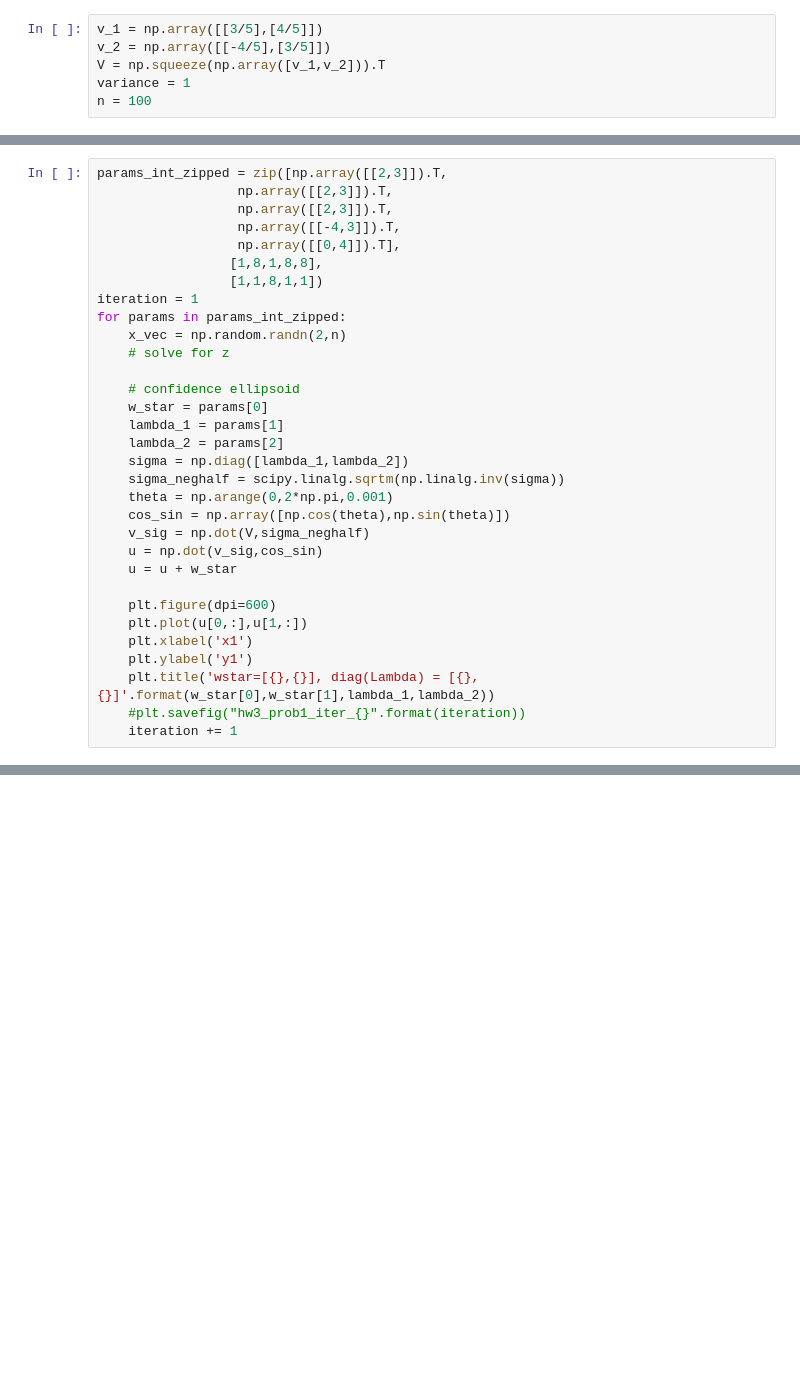
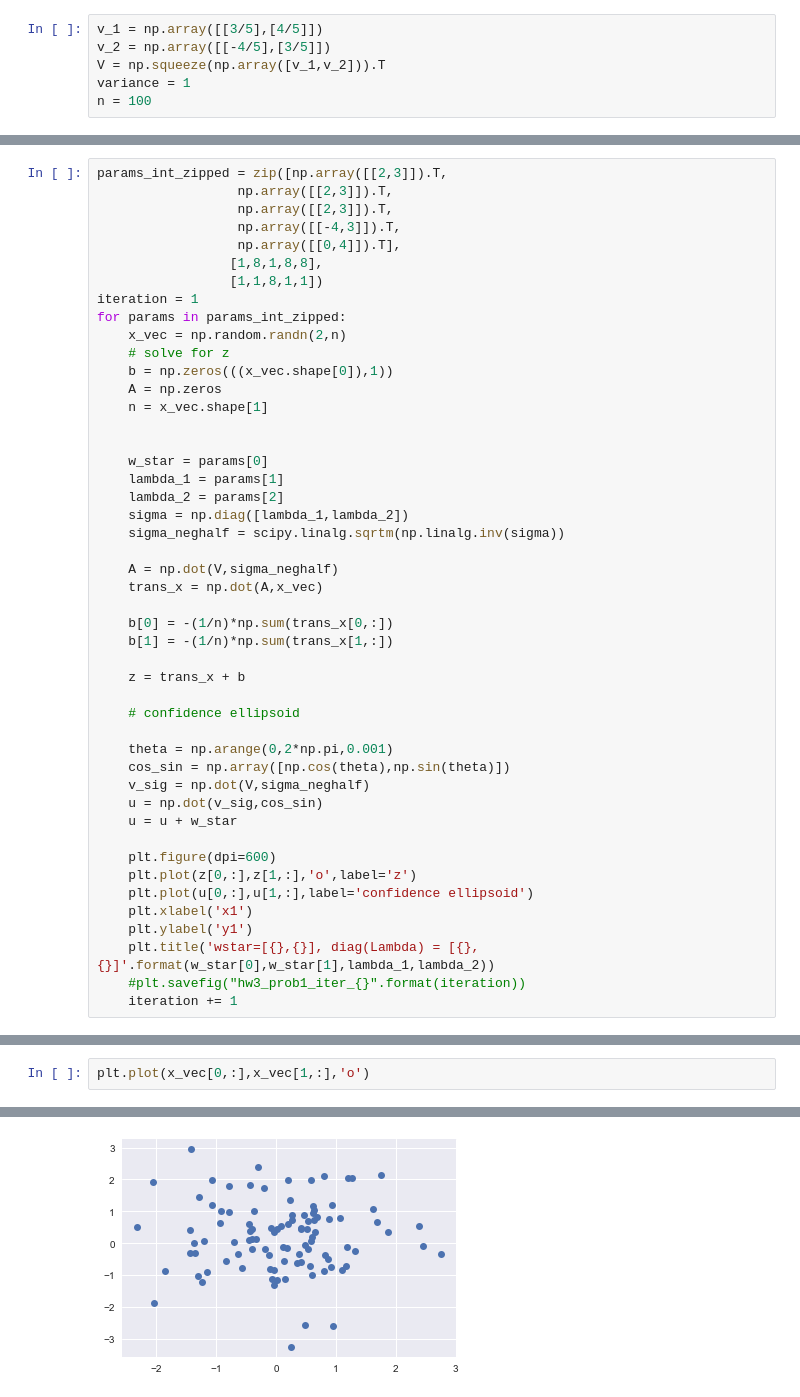
Before and after one commit to davidjuliancaldwell/machine-learning-class, a Jupyter notebook: hw3/prob1_analyvar_notebook.ipynb, the cells around one changed output, grey strips where cells are left out. Saved outputs shown, nothing was run; the diff lists cells and outputs as text; blank space fills up the shorter version.

```diff
--- a/hw3/prob1_analyvar_notebook.ipynb
+++ b/hw3/prob1_analyvar_notebook.ipynb
@@ -28,13 +30,27 @@ iteration = 1
 for params in params_int_zipped:
     x_vec = np.random.randn(2,n)
     # solve for z
+    b = np.zeros(((x_vec.shape[0]),1))
+    A = np.zeros
+    n = x_vec.shape[1]
 
-    # confidence ellipsoid
+
     w_star = params[0]
     lambda_1 = params[1]
     lambda_2 = params[2]
     sigma = np.diag([lambda_1,lambda_2])
     sigma_neghalf = scipy.linalg.sqrtm(np.linalg.inv(sigma))
+
+    A = np.dot(V,sigma_neghalf)
+    trans_x = np.dot(A,x_vec)
+
+    b[0] = -(1/n)*np.sum(trans_x[0,:])
+    b[1] = -(1/n)*np.sum(trans_x[1,:])
+
+    z = trans_x + b
+
+    # confidence ellipsoid
+
     theta = np.arange(0,2*np.pi,0.001)
     cos_sin = np.array([np.cos(theta),np.sin(theta)])
     v_sig = np.dot(V,sigma_neghalf)
@@ -42,7 +58,8 @@ for params in params_int_zipped:
     u = u + w_star
 
     plt.figure(dpi=600)
-    plt.plot(u[0,:],u[1,:])
+    plt.plot(z[0,:],z[1,:],'o',label='z')
+    plt.plot(u[0,:],u[1,:],label='confidence ellipsoid')
     plt.xlabel('x1')
     plt.ylabel('y1')
     plt.title('wstar=[{},{}], diag(Lambda) = [{},{}]'.format(w_star[0],w_star[1],lambda_1,lambda_2))
@@ -64,0 +87,3 @@ Text(0.5,1,'wstar=[[2],[3]], diag(Lambda) = [8,1]')
+# %%
+plt.plot(x_vec[0,:],x_vec[1,:],'o')
+# %% [output]
@@ -64,0 +91 @@ Text(0.5,1,'wstar=[[2],[3]], diag(Lambda) = [8,1]')
+[figure, added]
```
Also changed, not shown: parts of 10 cells of this notebook, 3 other files.
